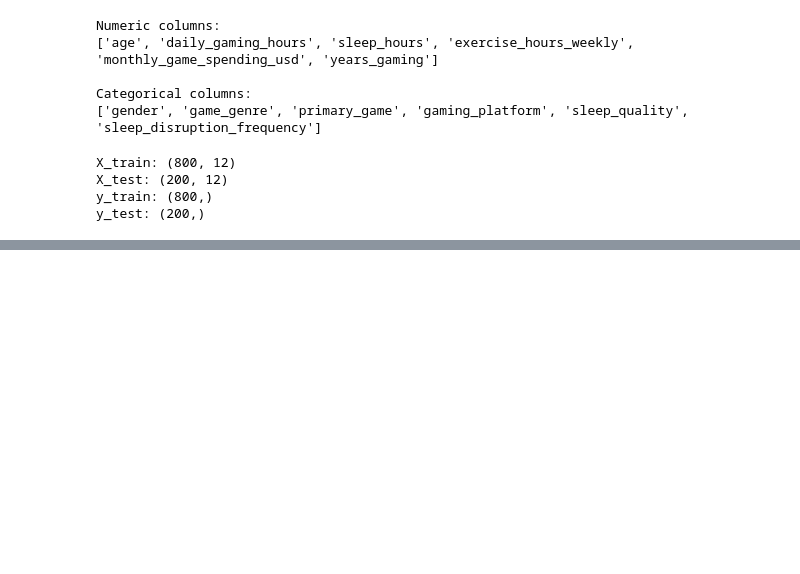
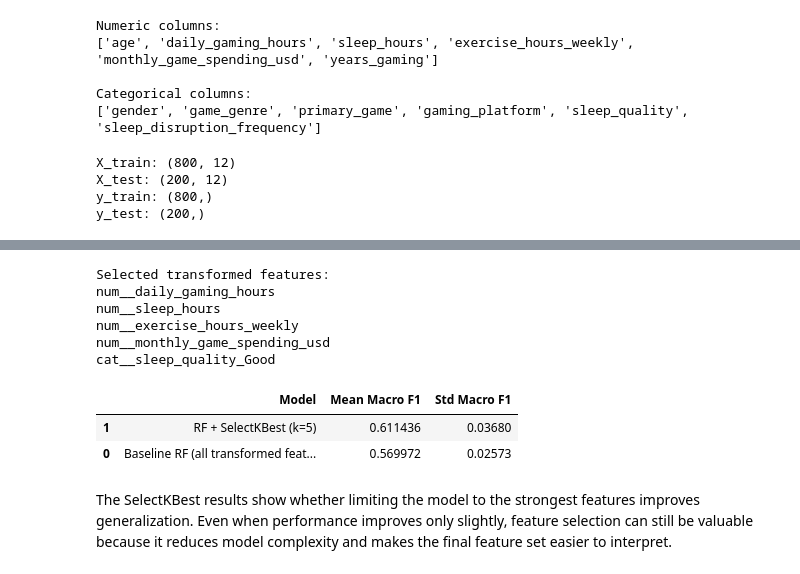
Before and after one commit to BorisTsankov/Security-Predictor, a Jupyter notebook: notebooks/03_modeling.ipynb, the cells around one changed output, grey strips where cells are left out. Saved outputs shown, nothing was run; the diff lists cells and outputs as text; code cells hidden in the pictures; blank space fills up the shorter version.

```diff
--- a/notebooks/03_modeling.ipynb
+++ b/notebooks/03_modeling.ipynb
@@ -231,0 +327,11 @@ results.sort_values(by="Macro F1", ascending=False)
+# %%
+best_kbest_model = Pipeline(steps=[
+    ("preprocessor", preprocessor),
+    ("selector", SelectKBest(score_func=mutual_info_classif, k=best_k)),
+    ("classifier", RandomForestClassifier(
+        n_estimators=200,
+        random_state=42
+    ))
+])
+
+best_kbest_model.fit(X, y_encoded)
@@ -231,0 +356,46 @@ results.sort_values(by="Macro F1", ascending=False)
+# %%
+feature_names = best_kbest_model.named_steps["preprocessor"].get_feature_names_out()
+selected_mask = best_kbest_model.named_steps["selector"].get_support()
+selected_features = feature_names[selected_mask]
+
+print("Selected transformed features:")
+for feature in selected_features:
+    print(feature)
+# %% [output]
+Selected transformed features:
+num__daily_gaming_hours
+num__sleep_hours
+num__exercise_hours_weekly
+num__monthly_game_spending_usd
+cat__sleep_quality_Good
+# %%
+selected_model = Pipeline(steps=[
+    ("preprocessor", preprocessor),
+    ("selector", SelectKBest(score_func=mutual_info_classif, k=best_k)),
+    ("classifier", RandomForestClassifier(
+        n_estimators=200,
+        random_state=42
+    ))
+])
+
+selected_scores = cross_val_score(
+    selected_model,
+    X,
+    y_encoded,
+    cv=cv,
+    scoring="f1_macro"
+)
+
+comparison_df = pd.DataFrame({
+    "Model": ["Baseline RF (all transformed features)", f"RF + SelectKBest (k={best_k})"],
+    "Mean Macro F1": [baseline_scores.mean(), selected_scores.mean()],
+    "Std Macro F1": [baseline_scores.std(), selected_scores.std()]
+}).sort_values(by="Mean Macro F1", ascending=False)
+
+comparison_df
+# %% [output]
+|  | Model | Mean Macro F1 | Std Macro F1 |
+| 1 | RF + SelectKBest (k=5) | 0.611436 | 0.03680 |
+| 0 | Baseline RF (all transformed feat... | 0.569972 | 0.02573 |
+# %% [markdown]
+The SelectKBest results show whether limiting the model to the strongest features improves generalization. Even when performance improves only slightly, feature selection can still be valuable because it reduces model complexity and makes the final feature set easier to interpret.
```
Also changed, not shown: parts of 38 cells of this notebook.
